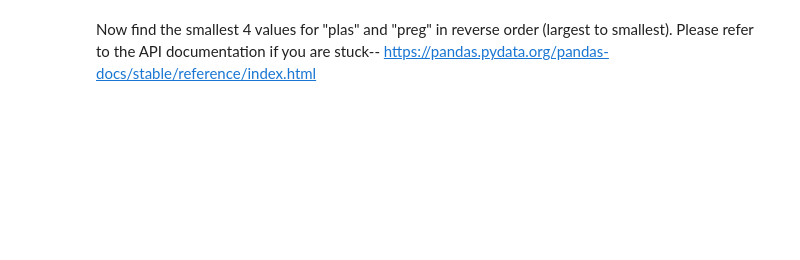
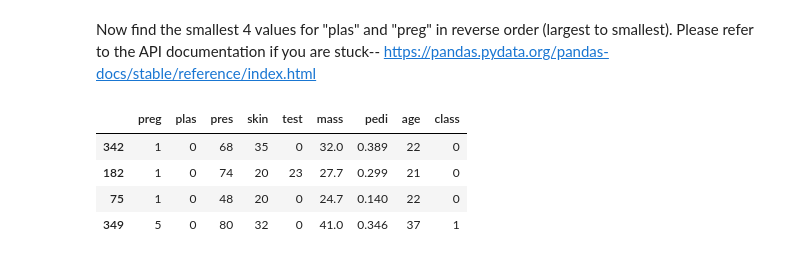
Before and after one commit to krafty-karen/Week1_Public, a Jupyter notebook: Notebooks/02_Pandas_and_Matplotlib/Pandas_Exercise.ipynb, the cells around one changed output. Cells and saved outputs as stored; diff of their text form; code cells hidden in the pictures; blank space fills up the shorter version.

```diff
--- a/Notebooks/02_Pandas_and_Matplotlib/Pandas_Exercise.ipynb
+++ b/Notebooks/02_Pandas_and_Matplotlib/Pandas_Exercise.ipynb
@@ -162,3 +186,10 @@ Now Let's find the 4 largest values for "age" and "mass". Reference the pandas d
 Now find the smallest 4 values for "plas" and "preg" in reverse order (largest to smallest). Please refer to the API documentation if you are stuck-- https://pandas.pydata.org/pandas-docs/stable/reference/index.html
 # %%
 #write code here
+data.nsmallest(4, ["plas", "preg"], keep="last")
+# %% [output]
+|  | preg | plas | pres | skin | test | mass | pedi | age | class |
+| 342 | 1 | 0 | 68 | 35 | 0 | 32.0 | 0.389 | 22 | 0 |
+| 182 | 1 | 0 | 74 | 20 | 23 | 27.7 | 0.299 | 21 | 0 |
+| 75 | 1 | 0 | 48 | 20 | 0 | 24.7 | 0.140 | 22 | 0 |
+| 349 | 5 | 0 | 80 | 32 | 0 | 41.0 | 0.346 | 37 | 1 |
```
Also changed, not shown: parts of 3 cells of this notebook.
